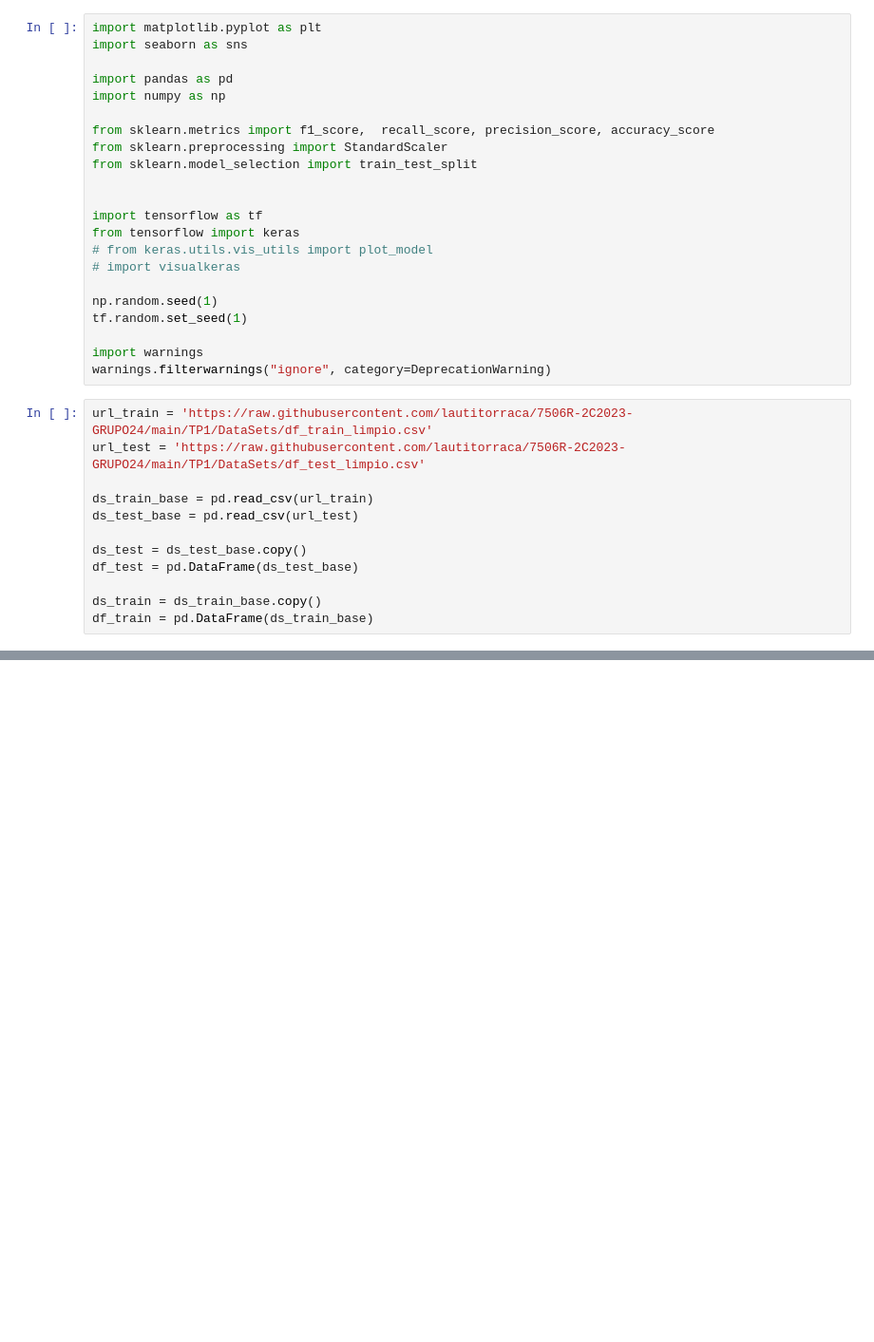
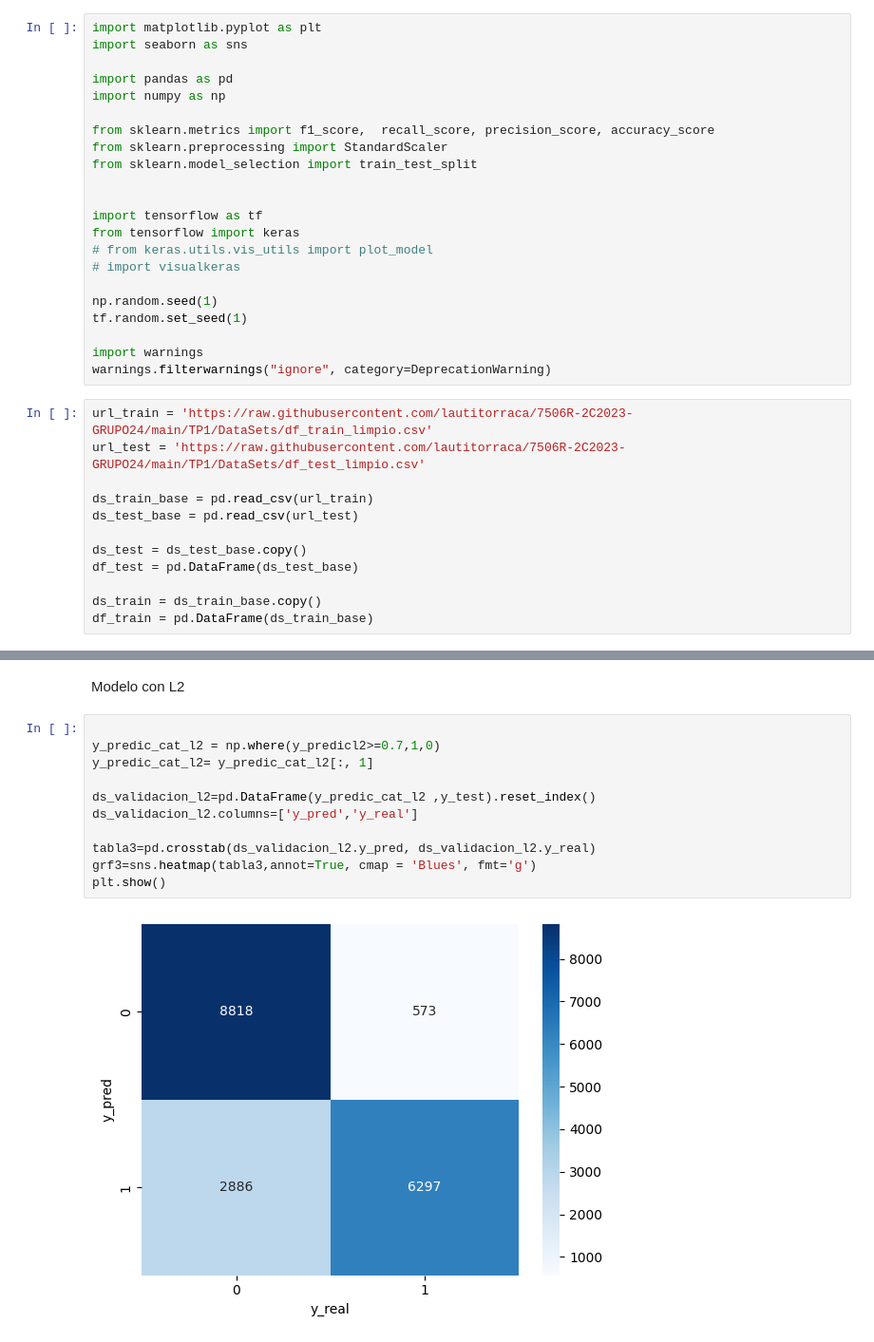
Before and after one commit to lautitorraca/7506R-2C2023-GRUPO24, a Jupyter notebook: TP1/7506R_TP1_GRUPO24_CHP4_ENTREGA.ipynb, the cells around one changed output, grey strips where cells are left out. Shown: that part at 95% size. Cells and saved outputs as stored; diff of their text form; blank space fills up the shorter version.

```diff
--- a/TP1/7506R_TP1_GRUPO24_CHP4_ENTREGA.ipynb
+++ b/TP1/7506R_TP1_GRUPO24_CHP4_ENTREGA.ipynb
@@ -142,0 +262,15 @@ AGREGAR CROSS VAL RS
+# %% [markdown]
+Modelo con L2
+# %%
+
+y_predic_cat_l2 = np.where(y_predicl2>=0.7,1,0)
+y_predic_cat_l2= y_predic_cat_l2[:, 1]
+
+ds_validacion_l2=pd.DataFrame(y_predic_cat_l2 ,y_test).reset_index()
+ds_validacion_l2.columns=['y_pred','y_real']
+
+tabla3=pd.crosstab(ds_validacion_l2.y_pred, ds_validacion_l2.y_real)
+grf3=sns.heatmap(tabla3,annot=True, cmap = 'Blues', fmt='g')
+plt.show()
+# %% [output]
+[figure, added]
```
Also changed, not shown: parts of 34 cells of this notebook.
